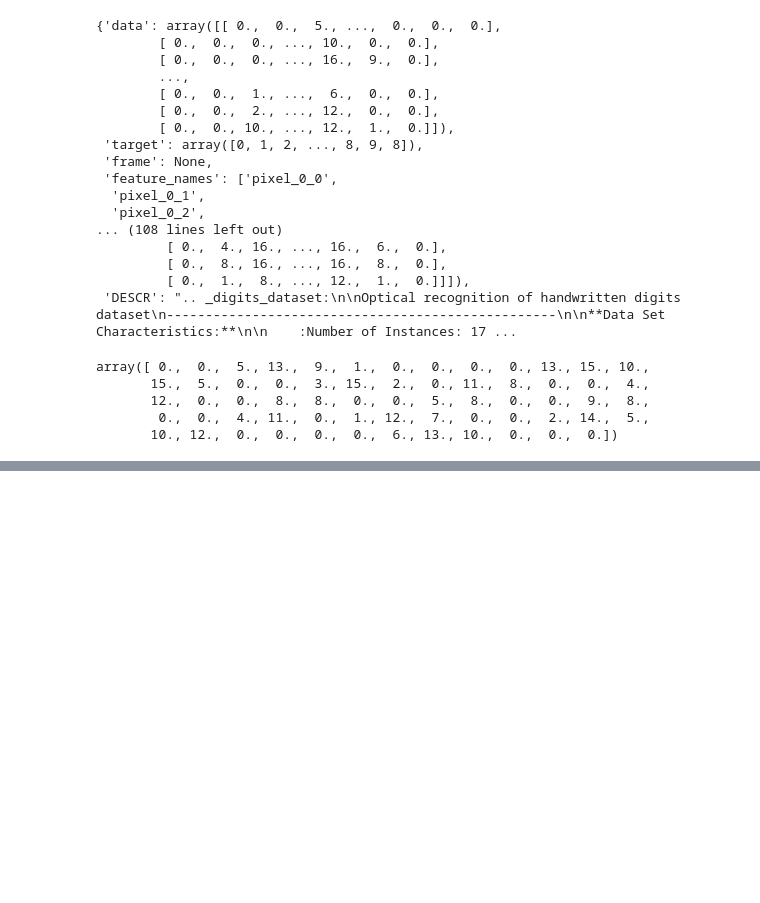
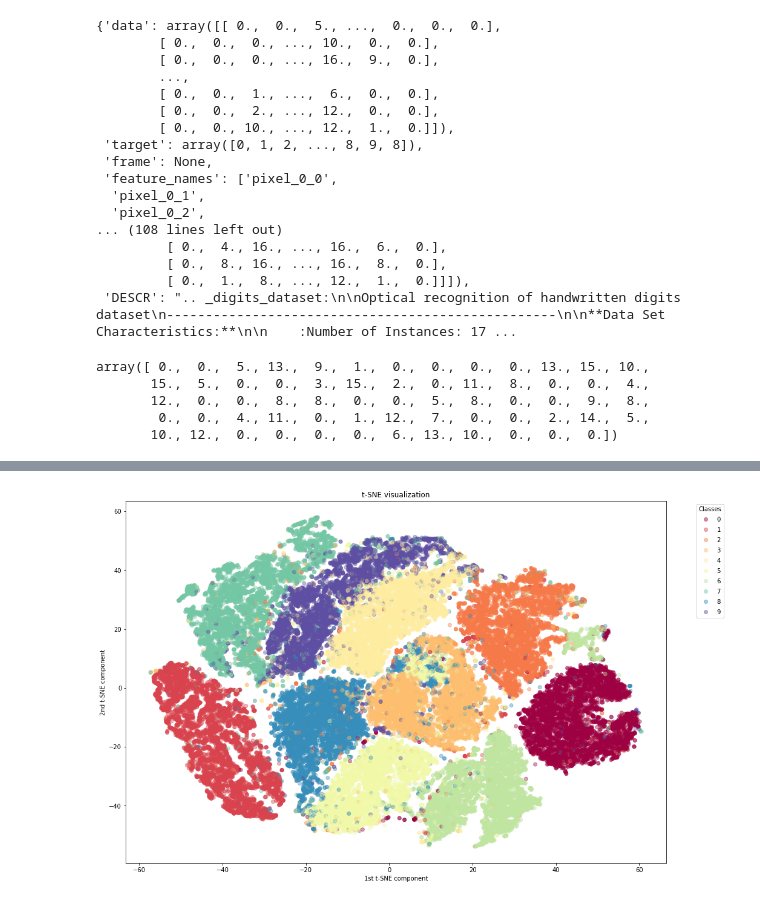
Before and after one commit to AdvancedGroupBootcamp/Artificial_Intelligence_Saffian_Emilio, a Jupyter notebook: workshop_8/workshop_8.ipynb, the cells around one changed output, grey strips where cells are left out. Cells and saved outputs as stored; diff of their text form; code cells hidden in the pictures; blank space fills up the shorter version.

```diff
--- a/workshop_8/workshop_8.ipynb
+++ b/workshop_8/workshop_8.ipynb
@@ -125,0 +332,32 @@ array([ 0.,  0.,  5., 13.,  9.,  1.,  0.,  0.,  0.,  0., 13., 15., 10.,
+# %%
+%%time
+
+# define pipeline steps
+tsne_pipeline = Pipeline([
+    ('scaler', StandardScaler()),
+    # reduce to 50 PCA components, before t-SNE
+    # otherwise, it is gonna take forever to finish…
+    ('dim_reduction', PCA(n_components=50)),
+    ('2d_reduction',  TSNE(n_components=2, init='pca', random_state=42))
+])
+
+tsne_results =  tsne_pipeline.fit_transform(x_train)
+
+# Create the scatter plot
+fig, ax = plt.subplots(figsize=(16,11))
+scatter = ax.scatter(
+    x=tsne_results[:,0],
+    y=tsne_results[:,1],
+    c=y_train,
+    cmap=plt.cm.get_cmap('Spectral'),
+    alpha=0.4)
+
+# produce a legend with the colors from the scatter
+legend = ax.legend(*scatter.legend_elements(), title="Classes",bbox_to_anchor=(1.05, 1), loc='upper left',)
+ax.add_artist(legend)
+ax.set_title("t-SNE visualization")
+plt.xlabel("1st t-SNE component")
+plt.ylabel("2nd t-SNE component")
+plt.show()
+# %% [output]
+[figure, added]
```
Also changed, not shown: parts of 35 cells of this notebook.
